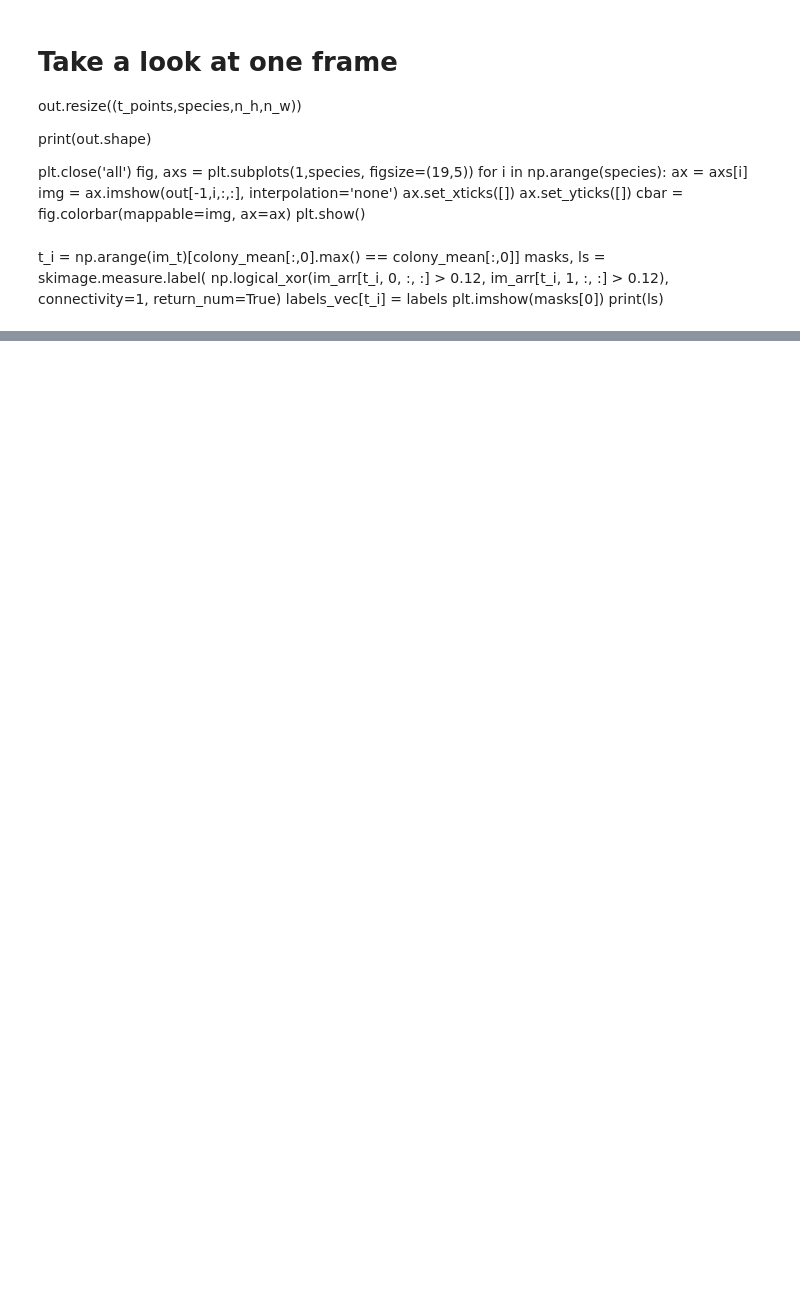
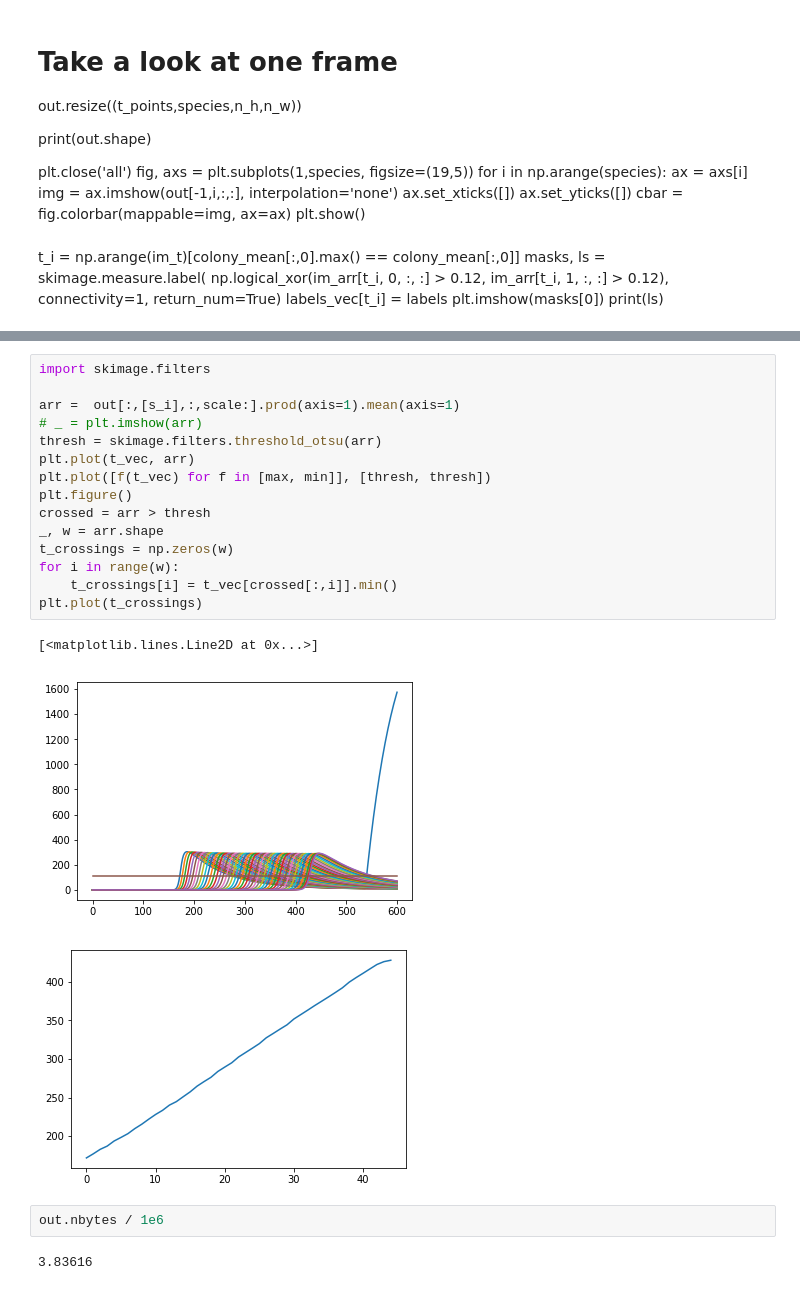
Before and after one commit to boospooky/omnitray-modeling, a Jupyter notebook: omnitray-modeling/simulation_notebook_longpad.ipynb, the cells around one changed output, grey strips where cells are left out. Saved outputs shown, nothing was run; the diff lists cells and outputs as text; blank space fills up the shorter version.

```diff
--- a/omnitray-modeling/simulation_notebook_longpad.ipynb
+++ b/omnitray-modeling/simulation_notebook_longpad.ipynb
@@ -529,0 +523,23 @@ DONE
+# %%
+import skimage.filters
+
+arr =  out[:,[s_i],:,scale:].prod(axis=1).mean(axis=1)
+# _ = plt.imshow(arr)
+thresh = skimage.filters.threshold_otsu(arr)
+plt.plot(t_vec, arr)
+plt.plot([f(t_vec) for f in [max, min]], [thresh, thresh])
+plt.figure()
+crossed = arr > thresh
+_, w = arr.shape
+t_crossings = np.zeros(w)
+for i in range(w):
+    t_crossings[i] = t_vec[crossed[:,i]].min()
+plt.plot(t_crossings)
+# %% [output]
+[<matplotlib.lines.Line2D at 0x...>]
+[figure, added]
+[figure, added]
+# %%
+out.nbytes / 1e6
+# %% [output]
+3.83616
```
Also changed, not shown: parts of 11 cells of this notebook.
